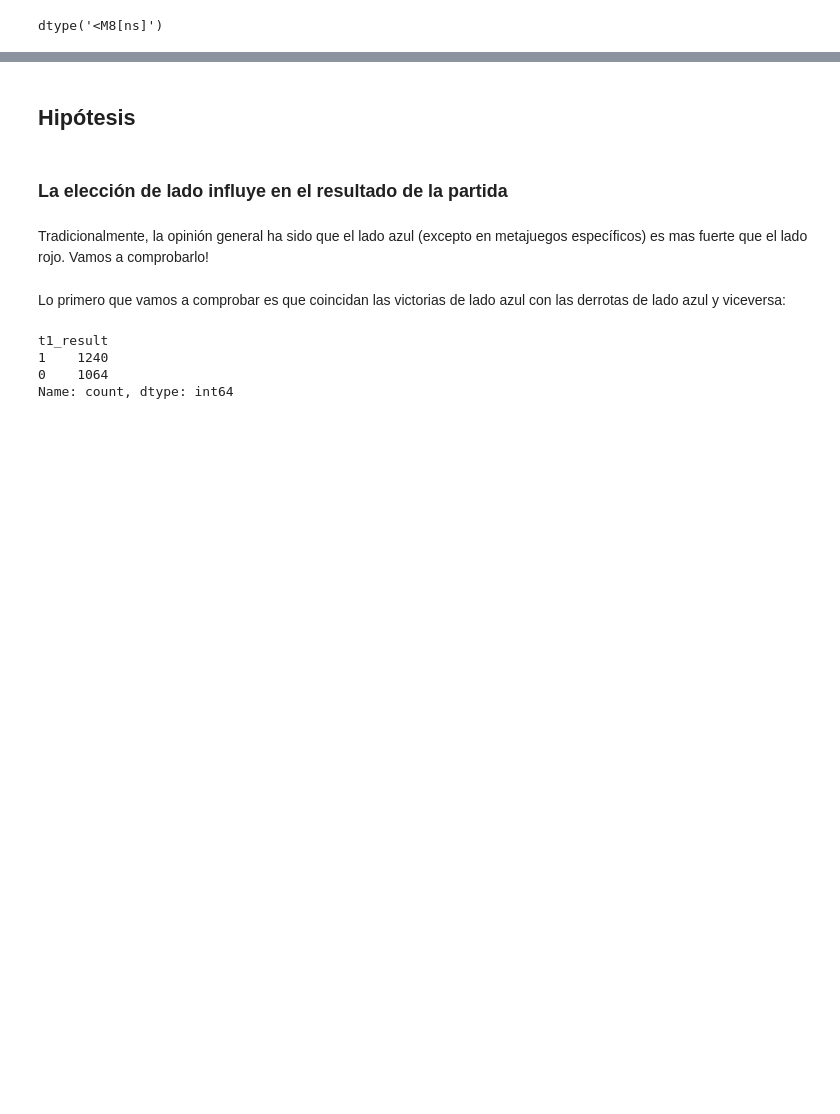
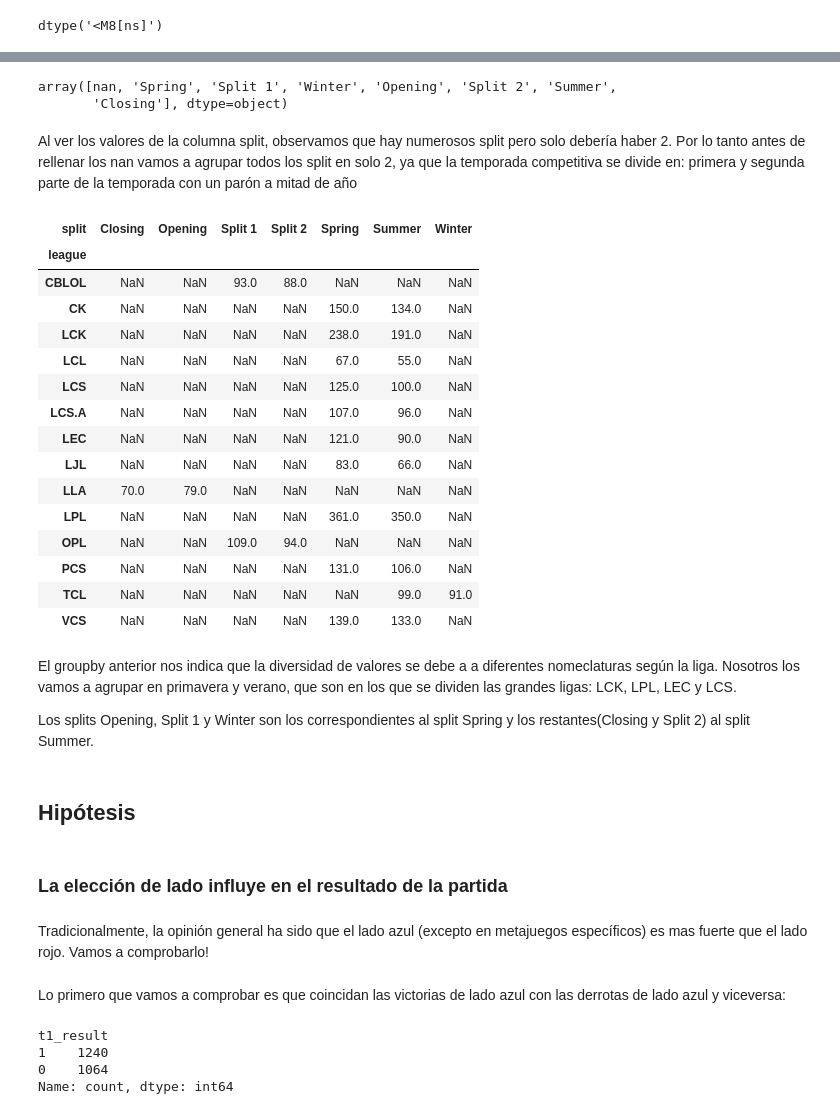
Before and after one commit to CamiloAPB/EDA_DS, a Jupyter notebook: Src/Notebooks/Exploracion_inicial.ipynb, the cells around one changed output, grey strips where cells are left out. Cells and saved outputs as stored; diff of their text form; code cells hidden in the pictures; blank space fills up the shorter version.

```diff
--- a/Src/Notebooks/Exploracion_inicial.ipynb
+++ b/Src/Notebooks/Exploracion_inicial.ipynb
@@ -228,0 +305,2 @@ S10_dataset
+# %%
+S10_dataset = pd.read_csv("C:\\Users\\camil\\OneDrive\\Documentos\\GitHub\\GITHUb\\EDA_DS\\Src\\Data\\S10_Main.csv", parse_dates=["date"], index_col= 0)
@@ -229,3 +345,33 @@ S10_dataset
+# %%
+S10_dataset["split"].unique()
+# %% [output]
+array([nan, 'Spring', 'Split 1', 'Winter', 'Opening', 'Split 2', 'Summer',
+       'Closing'], dtype=object)
+# %% [markdown]
+Al ver los valores de la columna split, observamos que hay numerosos split pero solo debería haber 2. Por lo tanto antes de rellenar los nan vamos a agrupar todos los split en solo 2, ya que la temporada competitiva se divide en: primera y segunda parte de la temporada con un parón a mitad de año
+# %%
+S10_dataset.groupby("league")["split"].value_counts().unstack()
+# %% [output]
+| split | Closing | Opening | Split 1 | Split 2 | Spring | Summer | Winter |
+| league |  |  |  |  |  |  |  |
+| CBLOL | NaN | NaN | 93.0 | 88.0 | NaN | NaN | NaN |
+| CK | NaN | NaN | NaN | NaN | 150.0 | 134.0 | NaN |
+| LCK | NaN | NaN | NaN | NaN | 238.0 | 191.0 | NaN |
+| LCL | NaN | NaN | NaN | NaN | 67.0 | 55.0 | NaN |
+| LCS | NaN | NaN | NaN | NaN | 125.0 | 100.0 | NaN |
+| LCS.A | NaN | NaN | NaN | NaN | 107.0 | 96.0 | NaN |
+| LEC | NaN | NaN | NaN | NaN | 121.0 | 90.0 | NaN |
+| LJL | NaN | NaN | NaN | NaN | 83.0 | 66.0 | NaN |
+| LLA | 70.0 | 79.0 | NaN | NaN | NaN | NaN | NaN |
+| LPL | NaN | NaN | NaN | NaN | 361.0 | 350.0 | NaN |
+| OPL | NaN | NaN | 109.0 | 94.0 | NaN | NaN | NaN |
+| PCS | NaN | NaN | NaN | NaN | 131.0 | 106.0 | NaN |
+| TCL | NaN | NaN | NaN | NaN | NaN | 99.0 | 91.0 |
+| VCS | NaN | NaN | NaN | NaN | 139.0 | 133.0 | NaN |
+# %% [markdown]
+El groupby anterior nos indica que la diversidad  de valores se debe a a diferentes nomeclaturas según la liga. Nosotros los vamos a agrupar en primavera y verano, que son en los que se dividen las grandes ligas: LCK, LPL, LEC y LCS.
+
+Los splits Opening, Split 1 y Winter son los correspondientes al split Spring y los restantes(Closing y Split 2) al split Summer.
 # %% [markdown]
 ## Hipótesis
 # %% [markdown]
```
Also changed, not shown: parts of 51 cells of this notebook, 4 other files.
